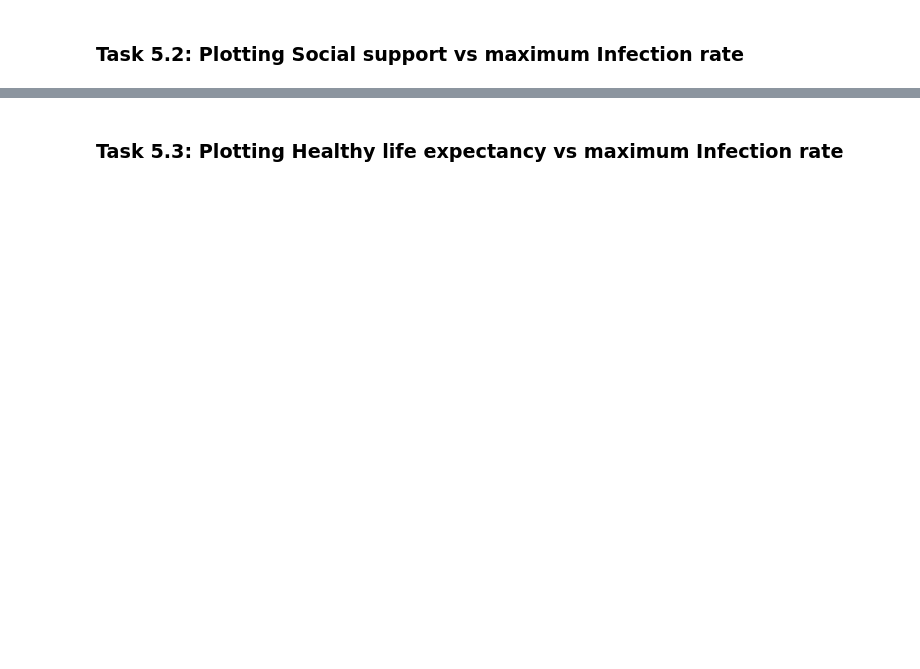
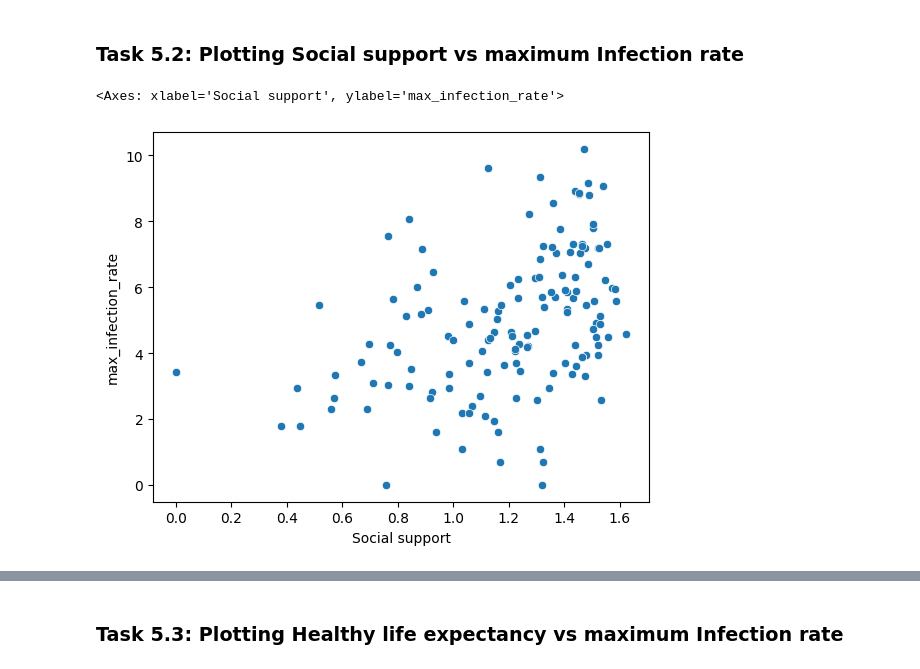
Before and after one commit to rasikasrimal/covid-19-data-analysis-using-python, a Jupyter notebook: covid19 data analysis notebook.ipynb, the cells around one changed output, grey strips where cells are left out. Cells and saved outputs as stored; diff of their text form; code cells hidden in the pictures; blank space fills up the shorter version.

```diff
--- a/covid19 data analysis notebook.ipynb
+++ b/covid19 data analysis notebook.ipynb
@@ -189,2 +288,9 @@ our Analysis is not finished unless we visualize the results in terms figures an
 # %% [markdown]
 ### Task 5.2: Plotting Social support vs maximum Infection rate
+# %%
+x = data["Social support"]
+y = data["max_infection_rate"]
+sns.scatterplot(x=x, y=np.log(y))
+# %% [output]
+<Axes: xlabel='Social support', ylabel='max_infection_rate'>
+[figure, added]
```
Also changed, not shown: parts of 22 cells of this notebook.
